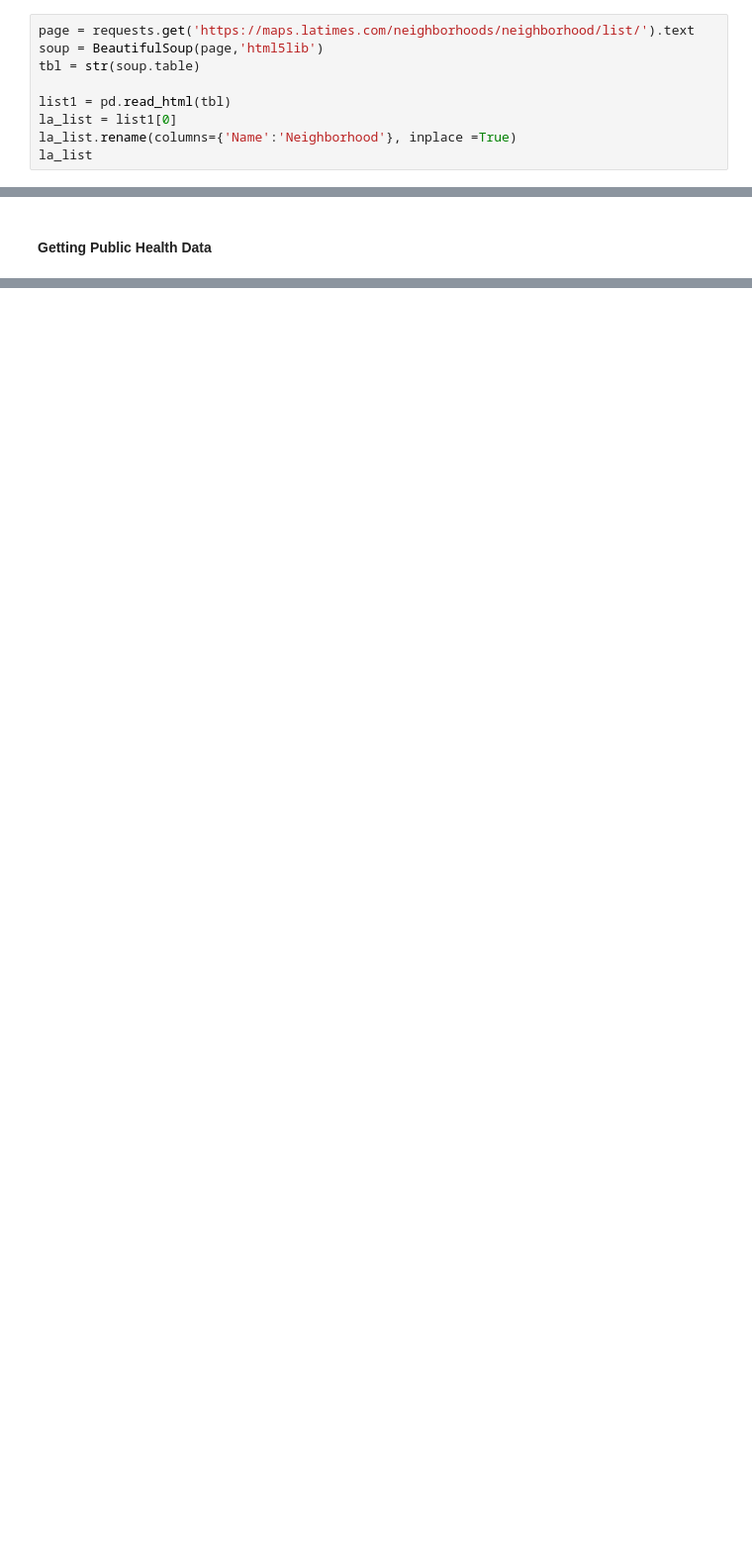
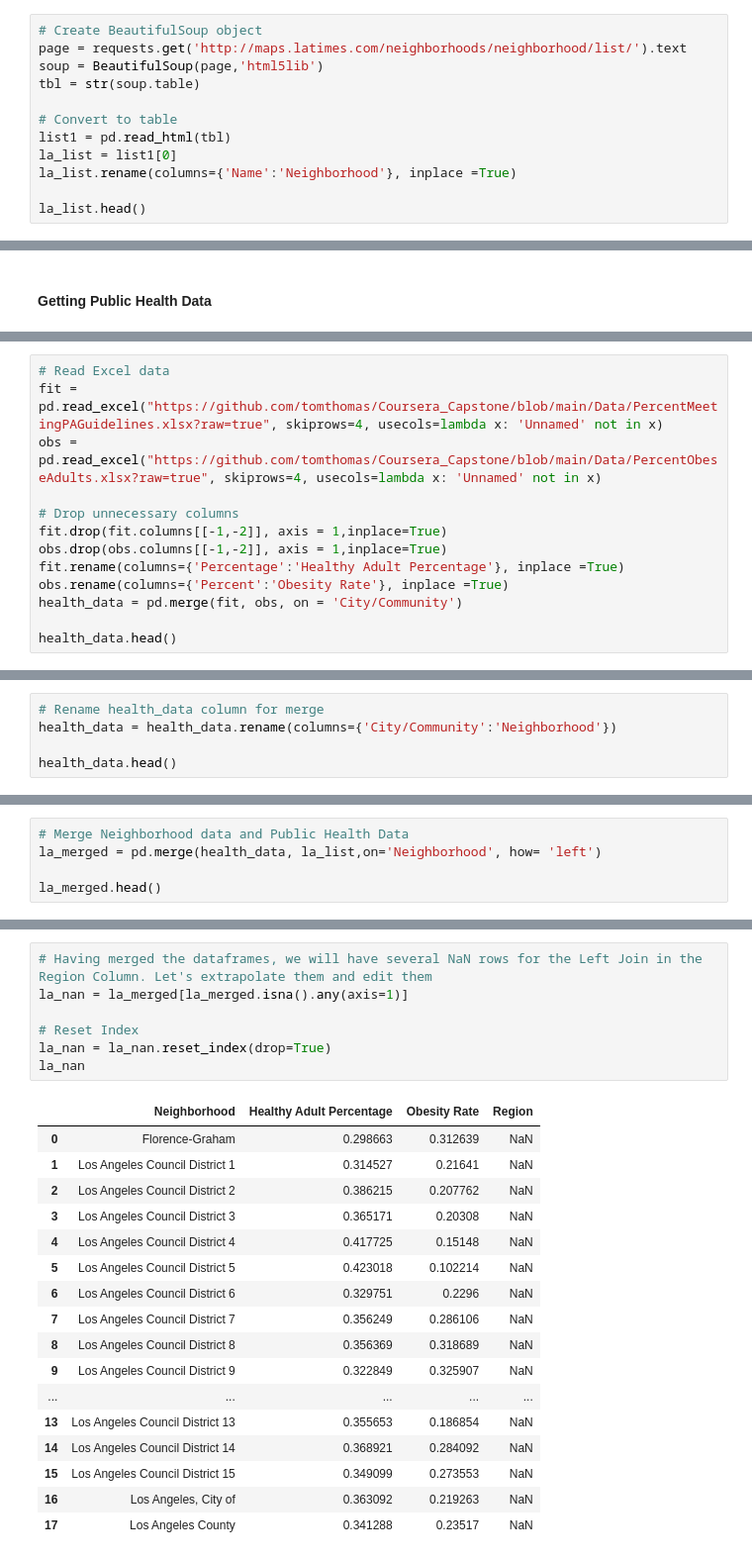
Before and after one commit to tomthomas/Capstone_project_neighborhood_health_analysis, a Jupyter notebook: Capstone_BOTN_TomT.ipynb, the cells around one changed output, grey strips where cells are left out. Shown at 99% size. Saved outputs shown, nothing was run; the diff lists cells and outputs as text; blank space fills up the shorter version.

```diff
--- a/Capstone_BOTN_TomT.ipynb
+++ b/Capstone_BOTN_TomT.ipynb
@@ -56,11 +60,14 @@ This data will be valuable to group the different cities Neighborhoods of LA int
 
 Beautiful Soup will convert the HTML Text into a table and then we can convert it into a table.
 # %%
-page = requests.get('https://maps.latimes.com/neighborhoods/neighborhood/list/').text
+# Create BeautifulSoup object
+page = requests.get('http://maps.latimes.com/neighborhoods/neighborhood/list/').text
 soup = BeautifulSoup(page,'html5lib')
 tbl = str(soup.table)
 
+# Convert to table
 list1 = pd.read_html(tbl)
 la_list = list1[0]
 la_list.rename(columns={'Name':'Neighborhood'}, inplace =True)
-la_list
+
+la_list.head()
@@ -89,0 +90,13 @@ fit.head()
+# %%
+# Read Excel data
+fit = pd.read_excel("https://github.com/tomthomas/Coursera_Capstone/blob/main/Data/PercentMeetingPAGuidelines.xlsx?raw=true", skiprows=4, usecols=lambda x: 'Unnamed' not in x)
+obs = pd.read_excel("https://github.com/tomthomas/Coursera_Capstone/blob/main/Data/PercentObeseAdults.xlsx?raw=true", skiprows=4, usecols=lambda x: 'Unnamed' not in x)
+
+# Drop unnecessary columns
+fit.drop(fit.columns[[-1,-2]], axis = 1,inplace=True)
+obs.drop(obs.columns[[-1,-2]], axis = 1,inplace=True)
+fit.rename(columns={'Percentage':'Healthy Adult Percentage'}, inplace =True)
+obs.rename(columns={'Percent':'Obesity Rate'}, inplace =True)
+health_data = pd.merge(fit, obs, on = 'City/Community')
+
+health_data.head()
@@ -89,0 +132,5 @@ fit.head()
+# %%
+# Rename health_data column for merge
+health_data = health_data.rename(columns={'City/Community':'Neighborhood'})
+
+health_data.head()
@@ -89,0 +144,5 @@ fit.head()
+# %%
+# Merge Neighborhood data and Public Health Data
+la_merged = pd.merge(health_data, la_list,on='Neighborhood', how= 'left')
+
+la_merged.head()
@@ -89,0 +175,25 @@ fit.head()
+# %%
+# Having merged the dataframes, we will have several NaN rows for the Left Join in the Region Column. Let's extrapolate them and edit them
+la_nan = la_merged[la_merged.isna().any(axis=1)]
+
+# Reset Index
+la_nan = la_nan.reset_index(drop=True)
+la_nan
+# %% [output]
+|  | Neighborhood | Healthy Adult Percentage | Obesity Rate | Region |
+| 0 | Florence-Graham | 0.298663 | 0.312639 | NaN |
+| 1 | Los Angeles Council District 1 | 0.314527 | 0.21641 | NaN |
+| 2 | Los Angeles Council District 2 | 0.386215 | 0.207762 | NaN |
+| 3 | Los Angeles Council District 3 | 0.365171 | 0.20308 | NaN |
+| 4 | Los Angeles Council District 4 | 0.417725 | 0.15148 | NaN |
+| 5 | Los Angeles Council District 5 | 0.423018 | 0.102214 | NaN |
+| 6 | Los Angeles Council District 6 | 0.329751 | 0.2296 | NaN |
+| 7 | Los Angeles Council District 7 | 0.356249 | 0.286106 | NaN |
+| 8 | Los Angeles Council District 8 | 0.356369 | 0.318689 | NaN |
+| 9 | Los Angeles Council District 9 | 0.322849 | 0.325907 | NaN |
+| ... | ... | ... | ... | ... |
+| 13 | Los Angeles Council District 13 | 0.355653 | 0.186854 | NaN |
+| 14 | Los Angeles Council District 14 | 0.368921 | 0.284092 | NaN |
+| 15 | Los Angeles Council District 15 | 0.349099 | 0.273553 | NaN |
+| 16 | Los Angeles, City of | 0.363092 | 0.219263 | NaN |
+| 17 | Los Angeles County | 0.341288 | 0.23517 | NaN |
```
Also changed, not shown: parts of 56 cells of this notebook.
